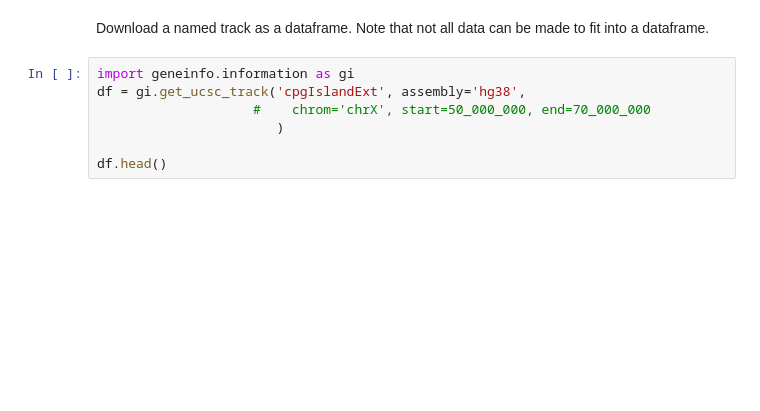
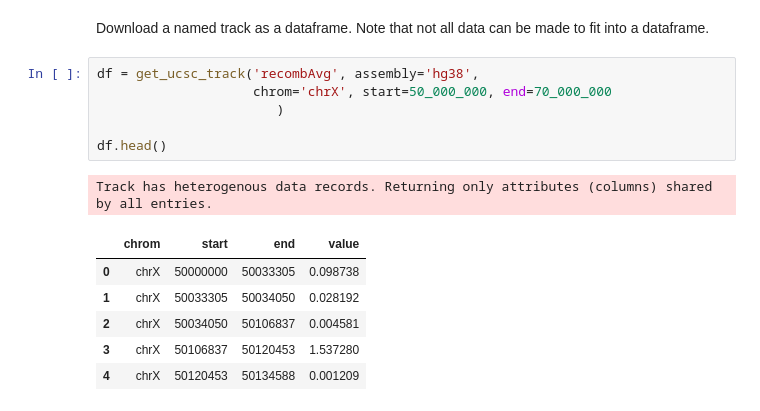
Before and after one commit to munch-group/geneinfo, a Jupyter notebook: docs/pages/gene_information.ipynb, the cells around one changed output. Cells and saved outputs as stored; diff of their text form; blank space fills up the shorter version.

```diff
--- a/docs/pages/gene_information.ipynb
+++ b/docs/pages/gene_information.ipynb
@@ -147,9 +184,16 @@ gi.search_ucsc_tracks('gene', 'refseq', assembly='hg38')
 # %% [markdown]
 Download a named track as a dataframe. Note that not all data can be made to fit into a dataframe.
 # %%
-import geneinfo.information as gi
-df = gi.get_ucsc_track('cpgIslandExt', assembly='hg38',
-                    #    chrom='chrX', start=50_000_000, end=70_000_000
+df = get_ucsc_track('recombAvg', assembly='hg38',
+                    chrom='chrX', start=50_000_000, end=70_000_000
                        )
 
 df.head()
+# %% [output]
+Track has heterogenous data records. Returning only attributes (columns) shared by all entries.
+|  | chrom | start | end | value |
+| 0 | chrX | 50000000 | 50033305 | 0.098738 |
+| 1 | chrX | 50033305 | 50034050 | 0.028192 |
+| 2 | chrX | 50034050 | 50106837 | 0.004581 |
+| 3 | chrX | 50106837 | 50120453 | 1.537280 |
+| 4 | chrX | 50120453 | 50134588 | 0.001209 |
```
Also changed, not shown: parts of 12 cells of this notebook, 8 other files.
